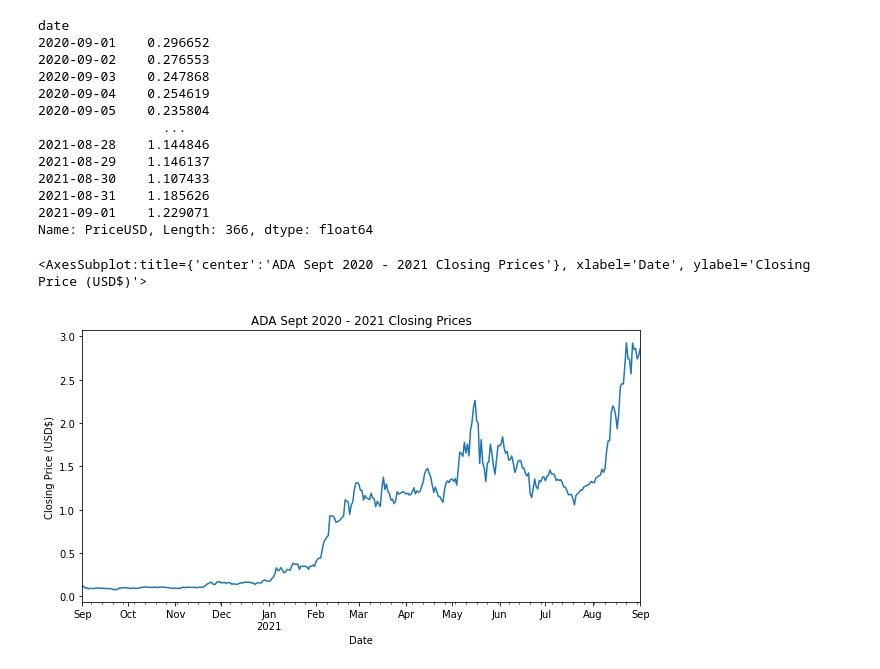
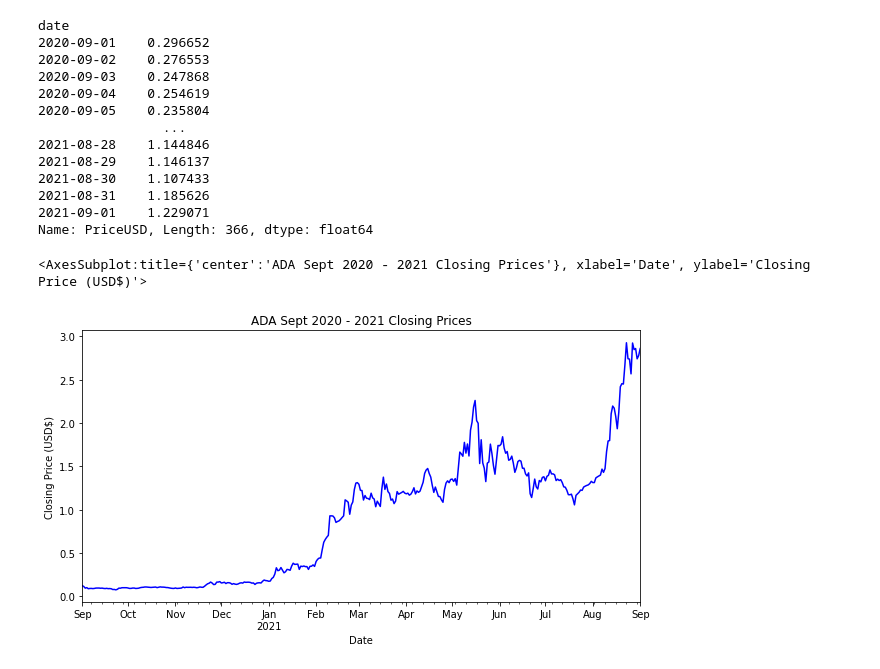
Before and after one commit to hieple24/Project_1, a Jupyter notebook: Project.ipynb, the cells around one changed output. Cells and saved outputs as stored; diff of their text form; code cells hidden in the pictures.

```diff
--- a/Project.ipynb
+++ b/Project.ipynb
@@ -144,9 +144,9 @@ date
 Name: PriceUSD, Length: 366, dtype: float64
 # %%
 #Create a lineplot for the closing price of ADA dataset
-ADA_close.plot(figsize=(10, 5), title="ADA Sept 2020 - 2021 Closing Prices", xlabel = 'Date', ylabel = "Closing Price (USD$)")
+ADA_close.plot(figsize=(10, 5), title="ADA Sept 2020 - 2021 Closing Prices", color = 'blue', xlabel = 'Date', ylabel = "Closing Price (USD$)")
 # %% [output]
 <AxesSubplot:title={'center':'ADA Sept 2020 - 2021 Closing Prices'}, xlabel='Date', ylabel='Closing Price (USD$)'>
-[figure, old version]
+[figure, new version]
 # %%
 #Create a lineplot for the closing price of BNB dataset
```
Also changed, not shown: parts of 4 cells of this notebook.
